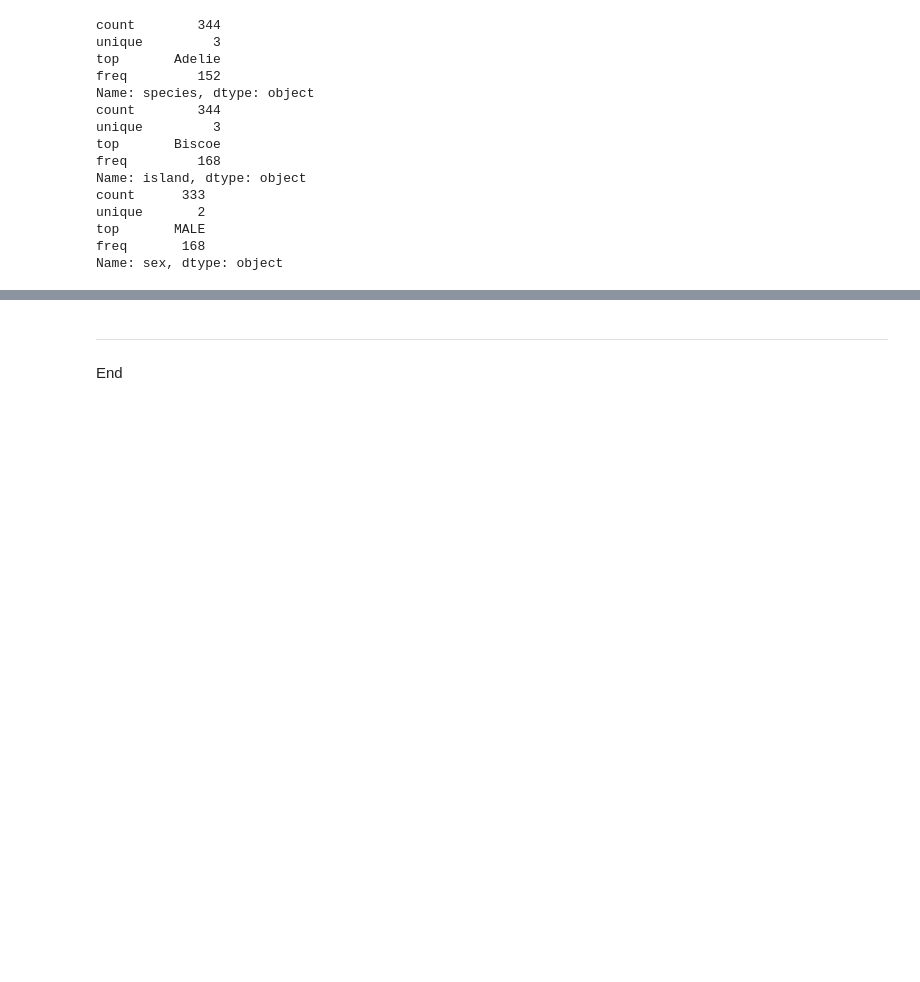
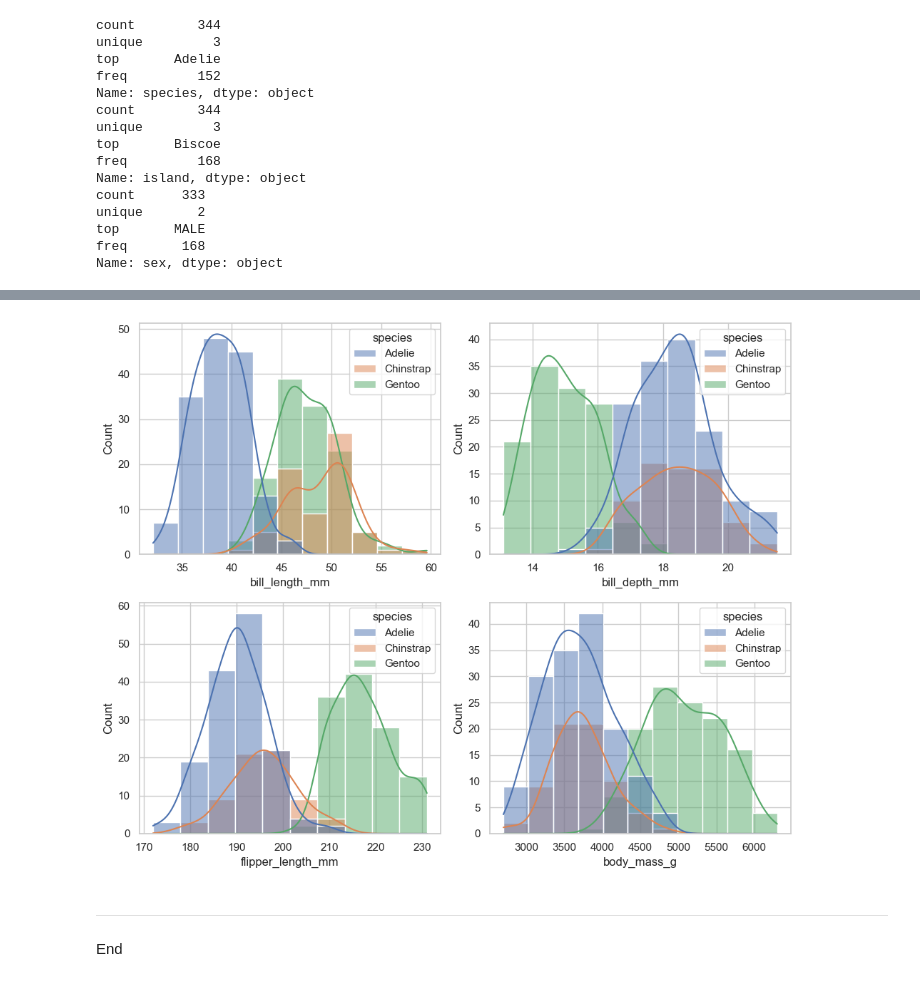
Before and after one commit to Eilis9/Fund_DA, a Jupyter notebook: tasks.ipynb, the cells around one changed output, grey strips where cells are left out. Cells and saved outputs as stored; diff of their text form; code cells hidden in the pictures; blank space fills up the shorter version.

Commit message:
Penguins plotting and some notebook formatting

```diff
--- a/tasks.ipynb
+++ b/tasks.ipynb
@@ -188,3 +217,19 @@ nan
+# %%
+# Import packages for numpy and matplotlib for plotting
+import numpy as np
+import seaborn as sns
+import matplotlib.pyplot as plt
+
+sns.set_theme(style='whitegrid')
+fig, ax = plt.subplots(nrows = 2, ncols =2, figsize=(10,8))
+sns.histplot(penguins_df , x="bill_length_mm", hue="species", kde=True, ax=ax[0,0])
+sns.histplot(penguins_df , x="bill_depth_mm", hue="species", kde=True, ax=ax[0,1])
+sns.histplot(penguins_df , x="flipper_length_mm", hue="species", kde=True, ax=ax[1,0])
+sns.histplot(penguins_df , x="body_mass_g", hue="species", kde=True, ax=ax[1,1])
+fig.tight_layout()
+plt.show()
+# %% [output]
+[figure, added]
 # %% [markdown]
 ***
 End
```
Also changed, not shown: parts of 12 cells of this notebook, 3 other files.
